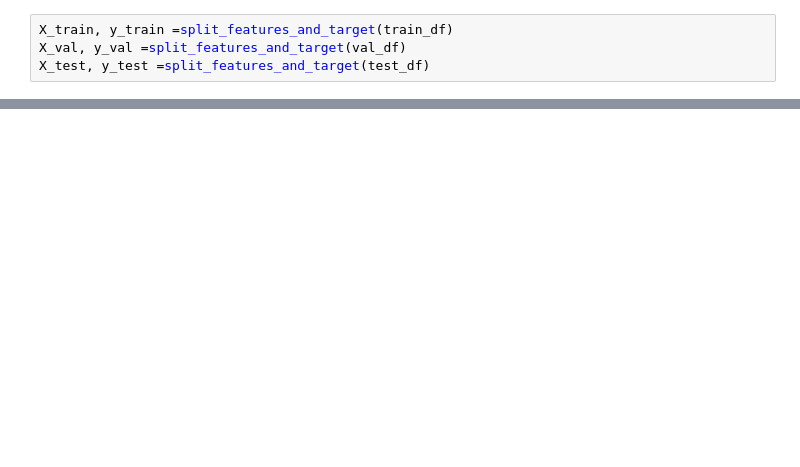
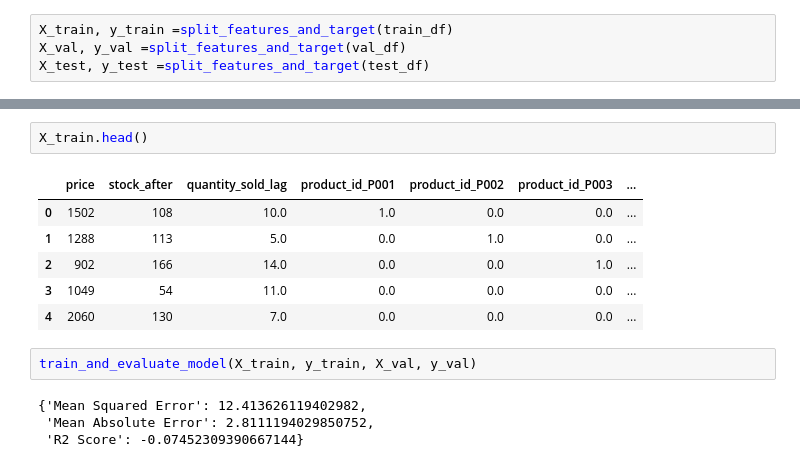
Before and after one commit to IssaMuiz/StockSense, a Jupyter notebook: notebooks/test_preprocessing.ipynb, the cells around one changed output, grey strips where cells are left out. Drawn from its saved outputs; the diff is of its cells as text; blank space fills up the shorter version.

Commit message:
Baseline modeling and prediction

```diff
--- a/notebooks/test_preprocessing.ipynb
+++ b/notebooks/test_preprocessing.ipynb
@@ -201,0 +266,15 @@ print(X_test.shape)
+# %%
+X_train.head()
+# %% [output]
+|  | price | stock_after | quantity_sold_lag | product_id_P001 | product_id_P002 | product_id_P003 | ... |
+| 0 | 1502 | 108 | 10.0 | 1.0 | 0.0 | 0.0 | ... |
+| 1 | 1288 | 113 | 5.0 | 0.0 | 1.0 | 0.0 | ... |
+| 2 | 902 | 166 | 14.0 | 0.0 | 0.0 | 1.0 | ... |
+| 3 | 1049 | 54 | 11.0 | 0.0 | 0.0 | 0.0 | ... |
+| 4 | 2060 | 130 | 7.0 | 0.0 | 0.0 | 0.0 | ... |
+# %%
+train_and_evaluate_model(X_train, y_train, X_val, y_val)
+# %% [output]
+{'Mean Squared Error': 12.413626119402982,
+ 'Mean Absolute Error': 2.8111194029850752,
+ 'R2 Score': -0.07452309390667144}
```
Also changed, not shown: parts of 9 cells of this notebook, 4 other files.
